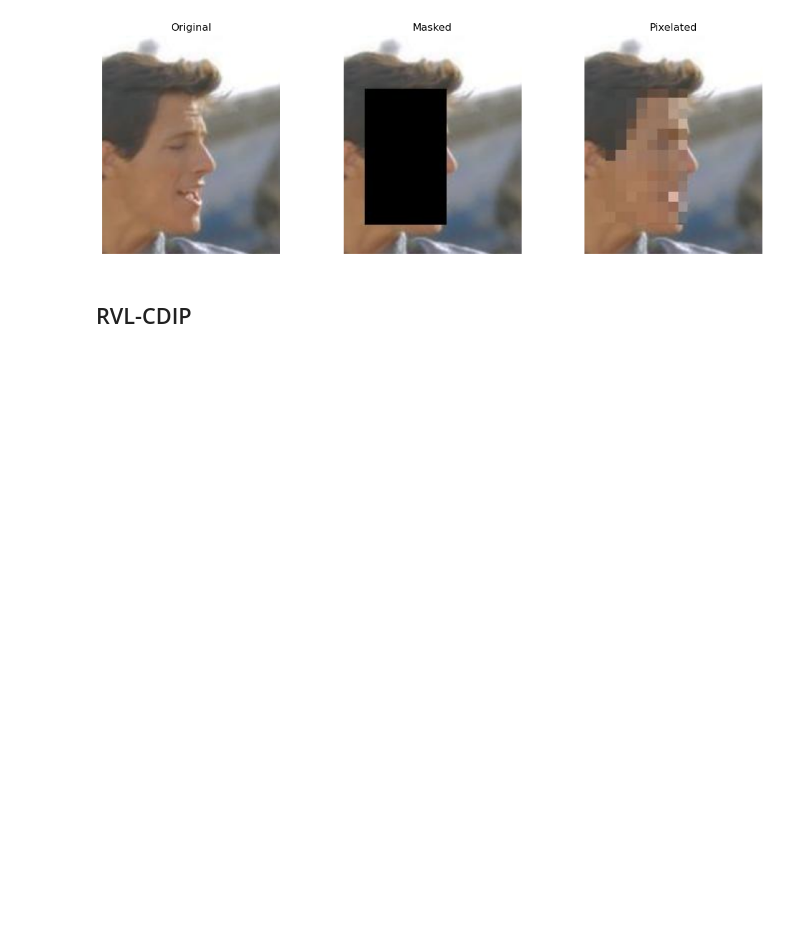
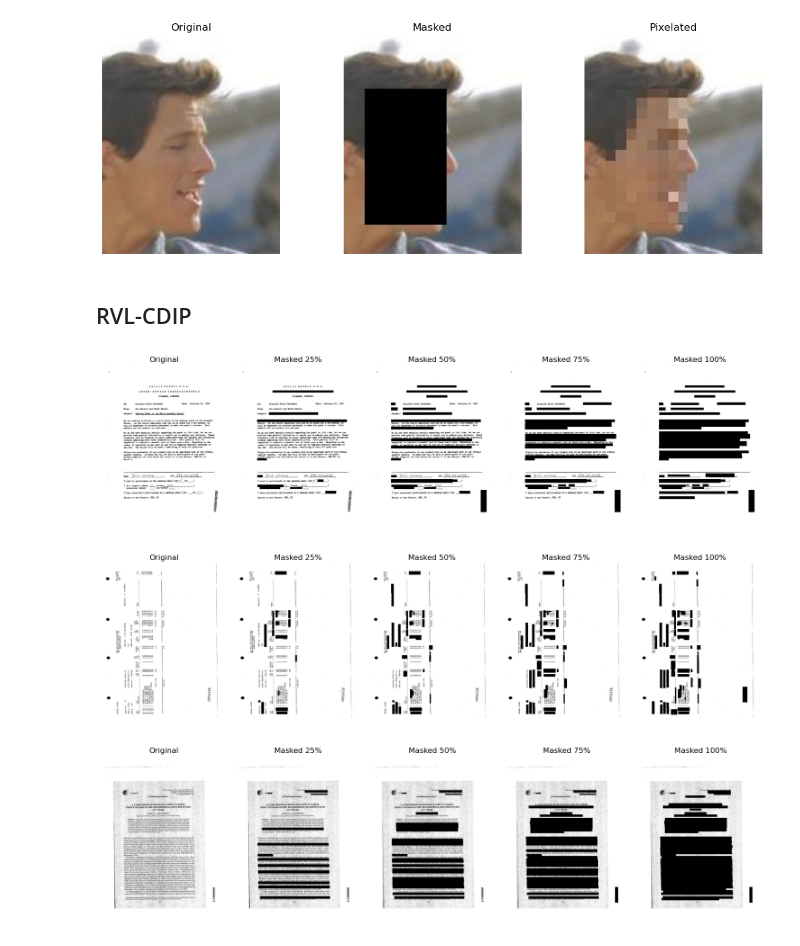
Before and after one commit to mc053/dinov2, a Jupyter notebook: dinov2/data/anonymizations.ipynb, the cells around one changed output. Cells and saved outputs as stored; diff of their text form; code cells hidden in the pictures; blank space fills up the shorter version.

Commit message:
More RVL-CDIP Training and Evaluation

```diff
--- a/dinov2/data/anonymizations.ipynb
+++ b/dinov2/data/anonymizations.ipynb
@@ -56,0 +63,49 @@ for img_name in image_names:
+# %%
+def show_image_versions_rvl_cdip(img_name):
+    original_img_path = RVL_CDIP_ORIGINAL_PATH_VAL + img_name
+    masked_25_img_path = RVL_CDIP_25_MASKED_PATH_VAL + img_name
+    masked_50_img_path = RVL_CDIP_50_MASKED_PATH_VAL + img_name
+    masked_75_img_path = RVL_CDIP_75_MASKED_PATH_VAL + img_name
+    masked_100_img_path = RVL_CDIP_100_MASKED_PATH_VAL + img_name
+
+    try:
+        original_img = Image.open(original_img_path)
+        masked_25_img = Image.open(masked_25_img_path)
+        masked_50_img = Image.open(masked_50_img_path)
+        masked_75_img = Image.open(masked_75_img_path)
+        masked_100_img = Image.open(masked_100_img_path)
+
+        fig, axs = plt.subplots(1, 5, figsize=(15, 4))
+
+        axs[0].imshow(original_img)
+        axs[0].set_title("Original")
+        axs[0].axis("off")
+
+        axs[1].imshow(masked_25_img)
+        axs[1].set_title("Masked 25%")
+        axs[1].axis("off")
+
+        axs[2].imshow(masked_50_img)
+        axs[2].set_title("Masked 50%")
+        axs[2].axis("off")
+
+        axs[3].imshow(masked_75_img)
+        axs[3].set_title("Masked 75%")
+        axs[3].axis("off")
+
+        axs[4].imshow(masked_100_img)
+        axs[4].set_title("Masked 100%")
+        axs[4].axis("off")
+
+        plt.tight_layout()
+        plt.show()
+    except Exception as e:
+        print(f"Error while reading {img_name}: {e}")
+# %%
+image_names = ["image_0_label_15.jpg", "image_1_label_10.jpg", "image_2_label_6.jpg"]
+for img_name in image_names:
+    show_image_versions_rvl_cdip(img_name)
+# %% [output]
+[figure, added]
+[figure, added]
+[figure, added]
```
Also changed, not shown: parts of 1 cell of this notebook, 34 other files.
